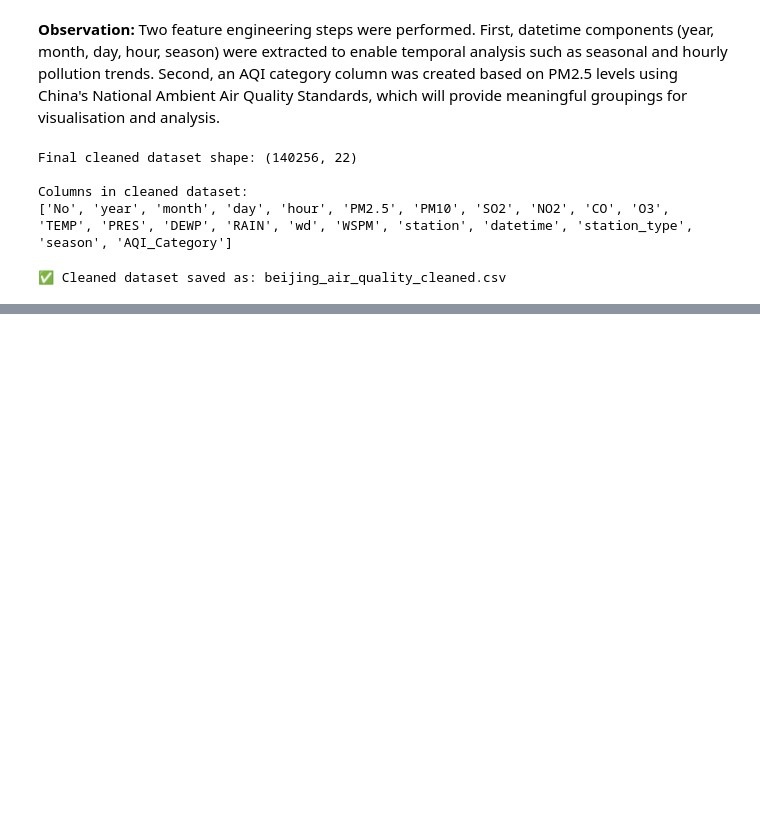
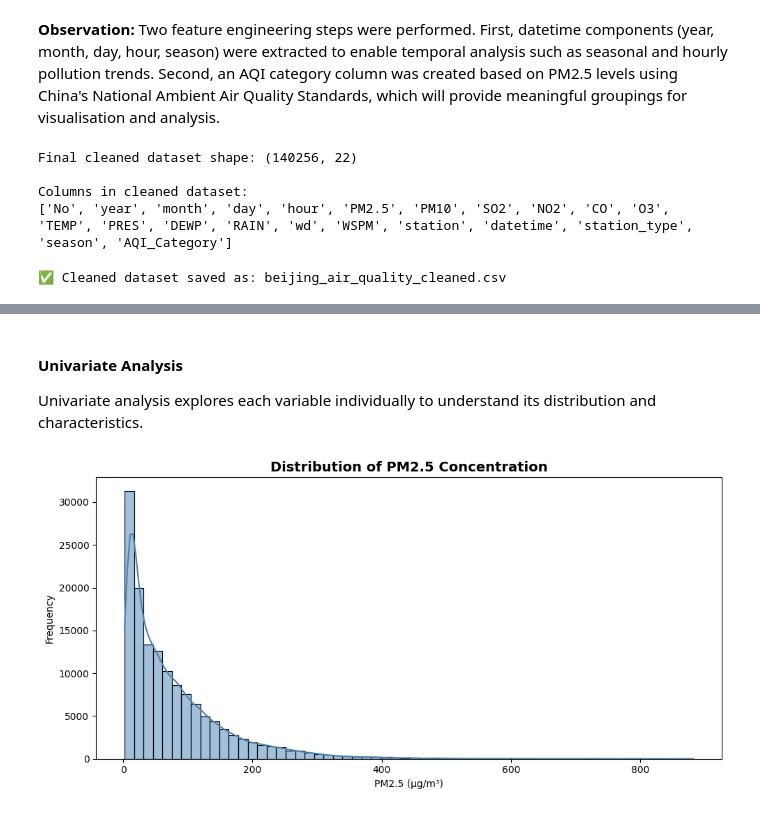
Before and after one commit to kunalan-Subatharan/Beijing-Air-Quality-Analysis, a Jupyter notebook: CMP7005_PRAC1_Beijing_Air_Quality.ipynb, the cells around one changed output, grey strips where cells are left out. Drawn from its saved outputs; the diff is of its cells as text; code cells hidden in the pictures; blank space fills up the shorter version.

```diff
--- a/CMP7005_PRAC1_Beijing_Air_Quality.ipynb
+++ b/CMP7005_PRAC1_Beijing_Air_Quality.ipynb
@@ -466,0 +471,14 @@ print("✅ Cleaned dataset saved as: beijing_air_quality_cleaned.csv")
+# %% [markdown]
+#### **Univariate Analysis**
+Univariate analysis explores each variable individually to understand its distribution and characteristics.
+# %%
+# Distribution of PM2.5 across all stations
+plt.figure(figsize=(10, 5))
+sns.histplot(df['PM2.5'], bins=60, kde=True, color='steelblue')
+plt.title('Distribution of PM2.5 Concentration', fontsize=14, fontweight='bold')
+plt.xlabel('PM2.5 (µg/m³)')
+plt.ylabel('Frequency')
+plt.tight_layout()
+plt.show()
+# %% [output]
+[figure, added]
```
Also changed, not shown: parts of 31 cells of this notebook.
